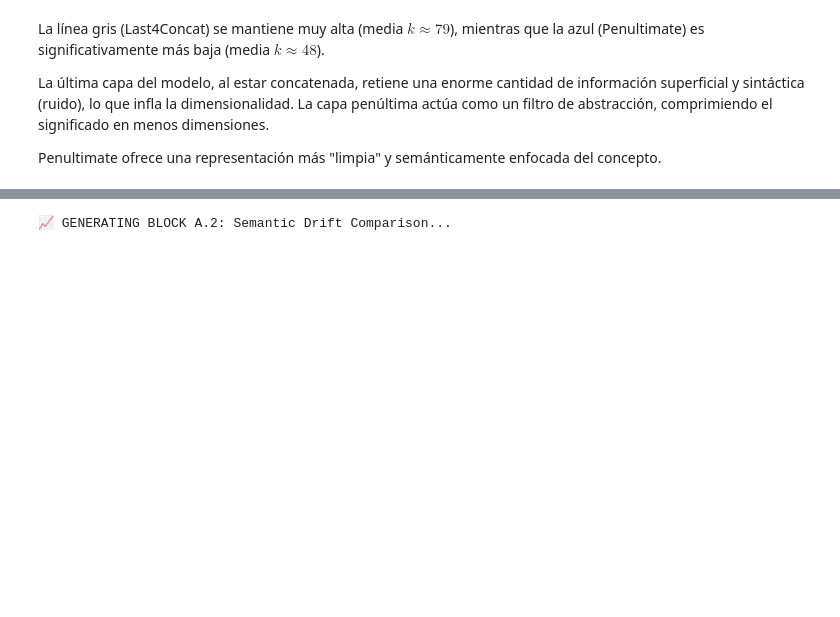
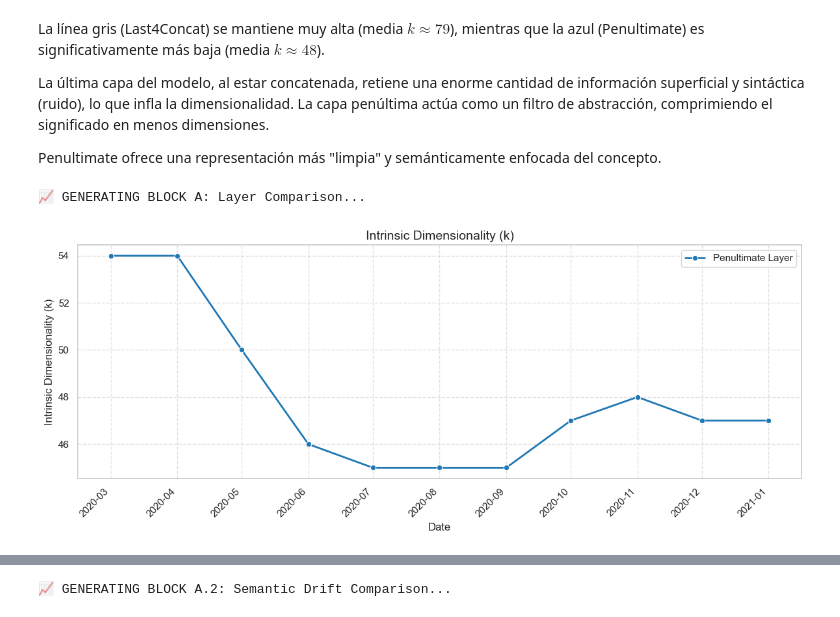
Before and after one commit to amtres/TFG, a Jupyter notebook: notebooks/tfg_comparativa_techniques.ipynb, the cells around one changed output, grey strips where cells are left out. Saved outputs shown, nothing was run; the diff lists cells and outputs as text; code cells hidden in the pictures; blank space fills up the shorter version.

```diff
--- a/notebooks/tfg_comparativa_techniques.ipynb
+++ b/notebooks/tfg_comparativa_techniques.ipynb
@@ -83,28 +83,31 @@ Penultimate ofrece una representación más "limpia" y semánticamente enfocada
 # %%
 # ==============================================================================
 # BLOCK A: LAYER STRATEGY COMPARISON (Penultimate)
 # ==============================================================================
 
 print("\n📈 GENERATING BLOCK A: Layer Comparison...")
 
 plt.figure(figsize=(12, 5))
 
 # 1. Plotting Penultimate Layer
 sns.lineplot(data=df, x='date', y=f'k_{model_type}_penultimate',
              label='Penultimate Layer', marker='o', linewidth=2, color='tab:blue')
 
 # --- English Translations and Styling ---
-plt.title('Intrinsic Dimensionality (k): Penultimate', fontsize=14)
+plt.title('Intrinsic Dimensionality (k)', fontsize=14)
 plt.ylabel('Intrinsic Dimensionality (k)', fontsize=12)
 plt.xlabel('Date', fontsize=12)
 
 # --- Date Legibility Fix (Rotation) ---
 plt.xticks(rotation=45, ha='right')
 
 plt.legend(frameon=True)
 plt.grid(True, linestyle='--', alpha=0.6)
 plt.tight_layout()
 
 # Save or Show
 # plt.savefig('Figure_6_Intrinsic_Dimensionality.png', dpi=300)
 plt.show()
+# %% [output]
+📈 GENERATING BLOCK A: Layer Comparison...
+[figure, added]
```
Also changed, not shown: parts of 1 cell of this notebook.
